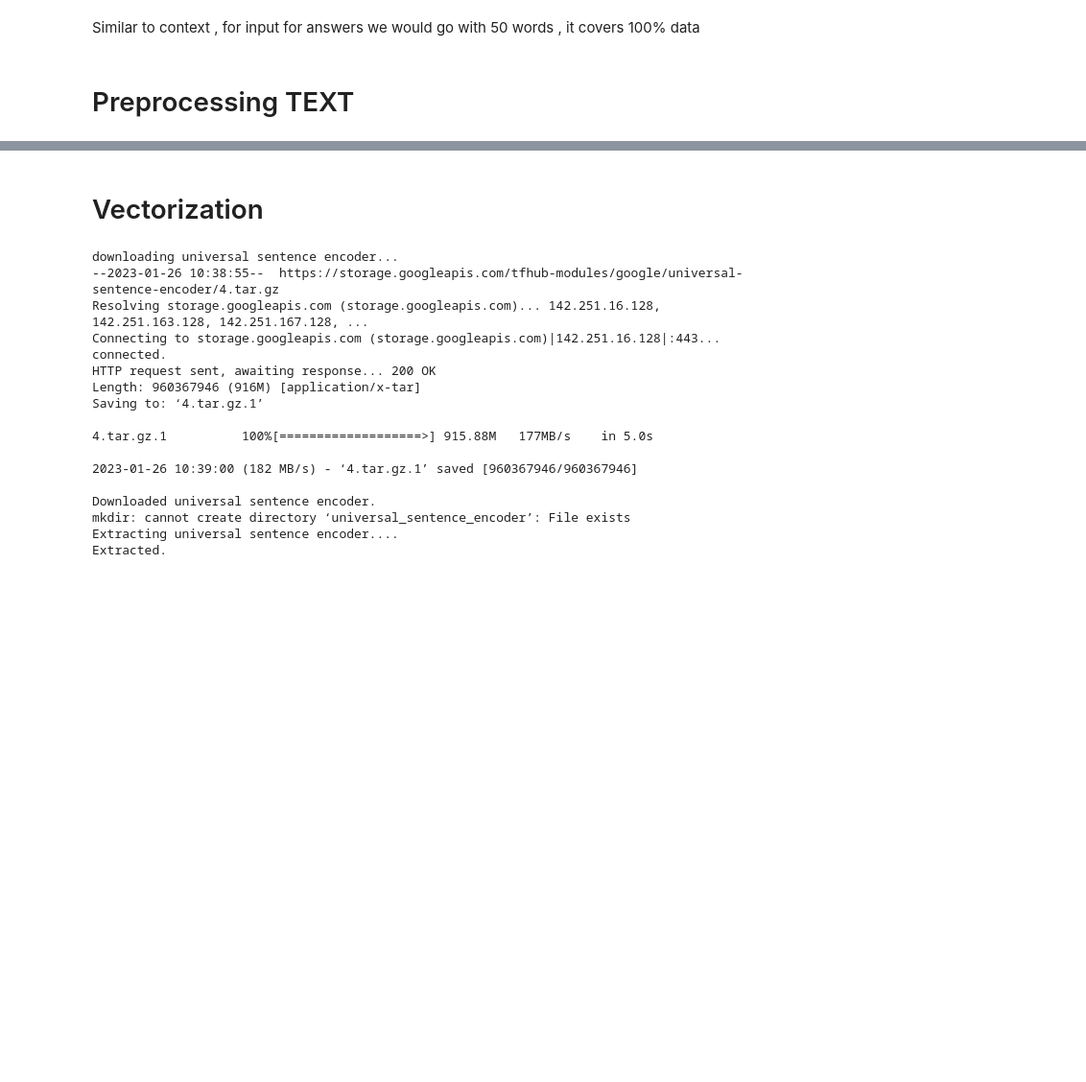
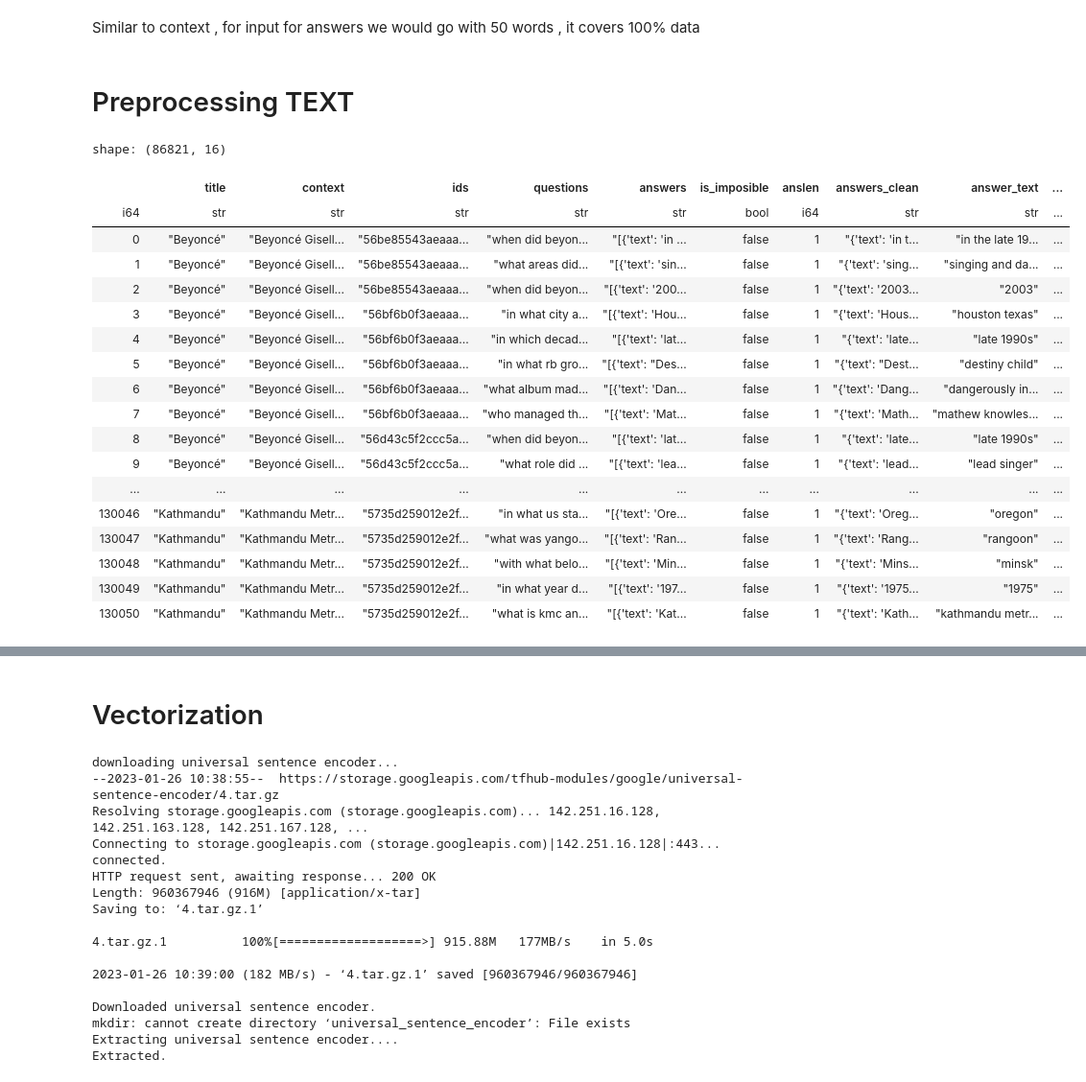
Before and after one commit to tikendraw/question-answer-generation, a Jupyter notebook: question_answers_genration.ipynb, the cells around one changed output, grey strips where cells are left out. Shown at 96% size. Cells and saved outputs as stored; diff of their text form; code cells hidden in the pictures; blank space fills up the shorter version.

```diff
--- a/question_answers_genration.ipynb
+++ b/question_answers_genration.ipynb
@@ -300,5 +285,27 @@ df = df.with_columns([
 
 ])
+# %%
+df
+# %% [output]
+shape: (86821, 16)
+|  | title | context | ids | questions | answers | is_imposible | anslen | answers_clean | answer_text | ... |
+| i64 | str | str | str | str | str | bool | i64 | str | str | ... |
+| 0 | "Beyoncé" | "Beyoncé Gisell... | "56be85543aeaaa... | "when did beyon... | "[{'text': 'in ... | false | 1 | "{'text': 'in t... | "in the late 19... | ... |
+| 1 | "Beyoncé" | "Beyoncé Gisell... | "56be85543aeaaa... | "what areas did... | "[{'text': 'sin... | false | 1 | "{'text': 'sing... | "singing and da... | ... |
+| 2 | "Beyoncé" | "Beyoncé Gisell... | "56be85543aeaaa... | "when did beyon... | "[{'text': '200... | false | 1 | "{'text': '2003... | "2003" | ... |
+| 3 | "Beyoncé" | "Beyoncé Gisell... | "56bf6b0f3aeaaa... | "in what city a... | "[{'text': 'Hou... | false | 1 | "{'text': 'Hous... | "houston texas" | ... |
+| 4 | "Beyoncé" | "Beyoncé Gisell... | "56bf6b0f3aeaaa... | "in which decad... | "[{'text': 'lat... | false | 1 | "{'text': 'late... | "late 1990s" | ... |
+| 5 | "Beyoncé" | "Beyoncé Gisell... | "56bf6b0f3aeaaa... | "in what rb gro... | "[{'text': "Des... | false | 1 | "{'text': "Dest... | "destiny child" | ... |
+| 6 | "Beyoncé" | "Beyoncé Gisell... | "56bf6b0f3aeaaa... | "what album mad... | "[{'text': 'Dan... | false | 1 | "{'text': 'Dang... | "dangerously in... | ... |
+| 7 | "Beyoncé" | "Beyoncé Gisell... | "56bf6b0f3aeaaa... | "who managed th... | "[{'text': 'Mat... | false | 1 | "{'text': 'Math... | "mathew knowles... | ... |
+| 8 | "Beyoncé" | "Beyoncé Gisell... | "56d43c5f2ccc5a... | "when did beyon... | "[{'text': 'lat... | false | 1 | "{'text': 'late... | "late 1990s" | ... |
+| 9 | "Beyoncé" | "Beyoncé Gisell... | "56d43c5f2ccc5a... | "what role did ... | "[{'text': 'lea... | false | 1 | "{'text': 'lead... | "lead singer" | ... |
+| ... | ... | ... | ... | ... | ... | ... | ... | ... | ... | ... |
+| 130046 | "Kathmandu" | "Kathmandu Metr... | "5735d259012e2f... | "in what us sta... | "[{'text': 'Ore... | false | 1 | "{'text': 'Oreg... | "oregon" | ... |
+| 130047 | "Kathmandu" | "Kathmandu Metr... | "5735d259012e2f... | "what was yango... | "[{'text': 'Ran... | false | 1 | "{'text': 'Rang... | "rangoon" | ... |
+| 130048 | "Kathmandu" | "Kathmandu Metr... | "5735d259012e2f... | "with what belo... | "[{'text': 'Min... | false | 1 | "{'text': 'Mins... | "minsk" | ... |
+| 130049 | "Kathmandu" | "Kathmandu Metr... | "5735d259012e2f... | "in what year d... | "[{'text': '197... | false | 1 | "{'text': '1975... | "1975" | ... |
+| 130050 | "Kathmandu" | "Kathmandu Metr... | "5735d259012e2f... | "what is kmc an... | "[{'text': 'Kat... | false | 1 | "{'text': 'Kath... | "kathmandu metr... | ... |
 # %%
 # Adding start and end tokens
 '''
```
Also changed, not shown: parts of 16 cells of this notebook.
